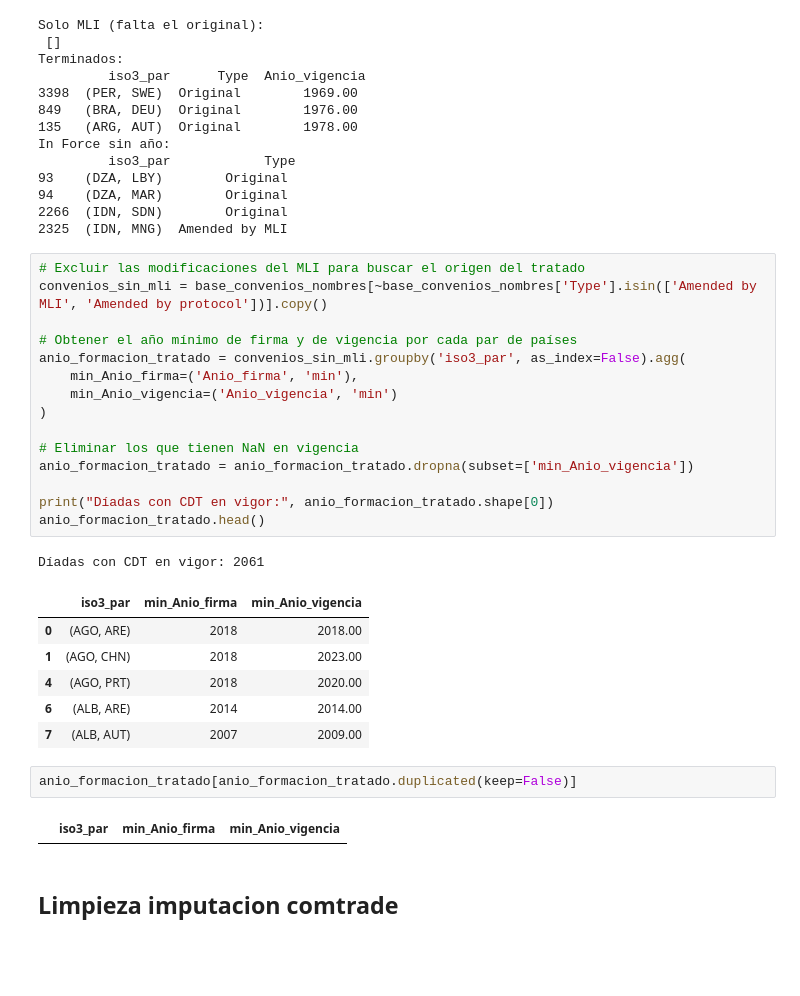
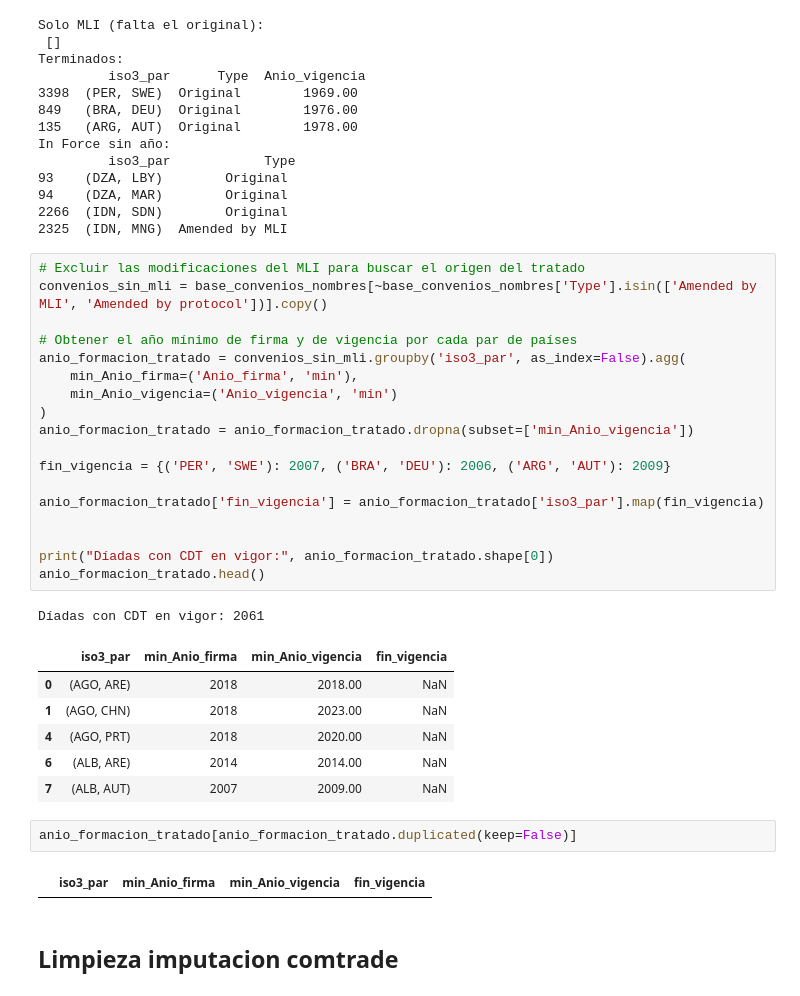
Before and after one commit to hubcborja/Trabajo_grado_ECIJG, a Jupyter notebook: Jupyter_Notebooks_Fase1_2/02_Preprocesamiento_Limpieza.ipynb, the cells around one changed output. Drawn from its saved outputs; the diff is of its cells as text; blank space fills up the shorter version.

```diff
--- a/Jupyter_Notebooks_Fase1_2/02_Preprocesamiento_Limpieza.ipynb
+++ b/Jupyter_Notebooks_Fase1_2/02_Preprocesamiento_Limpieza.ipynb
@@ -368,30 +368,33 @@ In Force sin año:
 # %%
 # Excluir las modificaciones del MLI para buscar el origen del tratado
 convenios_sin_mli = base_convenios_nombres[~base_convenios_nombres['Type'].isin(['Amended by MLI', 'Amended by protocol'])].copy()
 
 # Obtener el año mínimo de firma y de vigencia por cada par de países
 anio_formacion_tratado = convenios_sin_mli.groupby('iso3_par', as_index=False).agg(
     min_Anio_firma=('Anio_firma', 'min'),
     min_Anio_vigencia=('Anio_vigencia', 'min')
 )
+anio_formacion_tratado = anio_formacion_tratado.dropna(subset=['min_Anio_vigencia'])
 
-# Eliminar los que tienen NaN en vigencia
-anio_formacion_tratado = anio_formacion_tratado.dropna(subset=['min_Anio_vigencia'])
+fin_vigencia = {('PER', 'SWE'): 2007, ('BRA', 'DEU'): 2006, ('ARG', 'AUT'): 2009}
+
+anio_formacion_tratado['fin_vigencia'] = anio_formacion_tratado['iso3_par'].map(fin_vigencia)
+
 
 print("Díadas con CDT en vigor:", anio_formacion_tratado.shape[0])
 anio_formacion_tratado.head()
 # %% [output]
 Díadas con CDT en vigor: 2061
-|  | iso3_par | min_Anio_firma | min_Anio_vigencia |
-| 0 | (AGO, ARE) | 2018 | 2018.00 |
-| 1 | (AGO, CHN) | 2018 | 2023.00 |
-| 4 | (AGO, PRT) | 2018 | 2020.00 |
-| 6 | (ALB, ARE) | 2014 | 2014.00 |
-| 7 | (ALB, AUT) | 2007 | 2009.00 |
+|  | iso3_par | min_Anio_firma | min_Anio_vigencia | fin_vigencia |
+| 0 | (AGO, ARE) | 2018 | 2018.00 | NaN |
+| 1 | (AGO, CHN) | 2018 | 2023.00 | NaN |
+| 4 | (AGO, PRT) | 2018 | 2020.00 | NaN |
+| 6 | (ALB, ARE) | 2014 | 2014.00 | NaN |
+| 7 | (ALB, AUT) | 2007 | 2009.00 | NaN |
 # %%
 anio_formacion_tratado[anio_formacion_tratado.duplicated(keep=False)]
 # %% [output]
-|  | iso3_par | min_Anio_firma | min_Anio_vigencia |
+|  | iso3_par | min_Anio_firma | min_Anio_vigencia | fin_vigencia |
 # %% [markdown]
 ## Limpieza imputacion comtrade
 # %%
```
Also changed, not shown: parts of 23 cells of this notebook, 8 other files.
